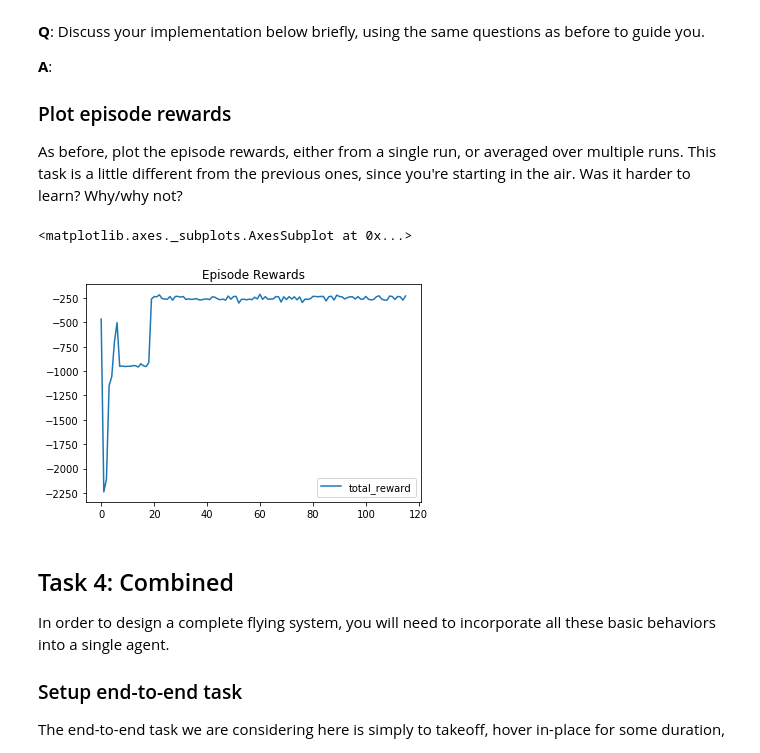
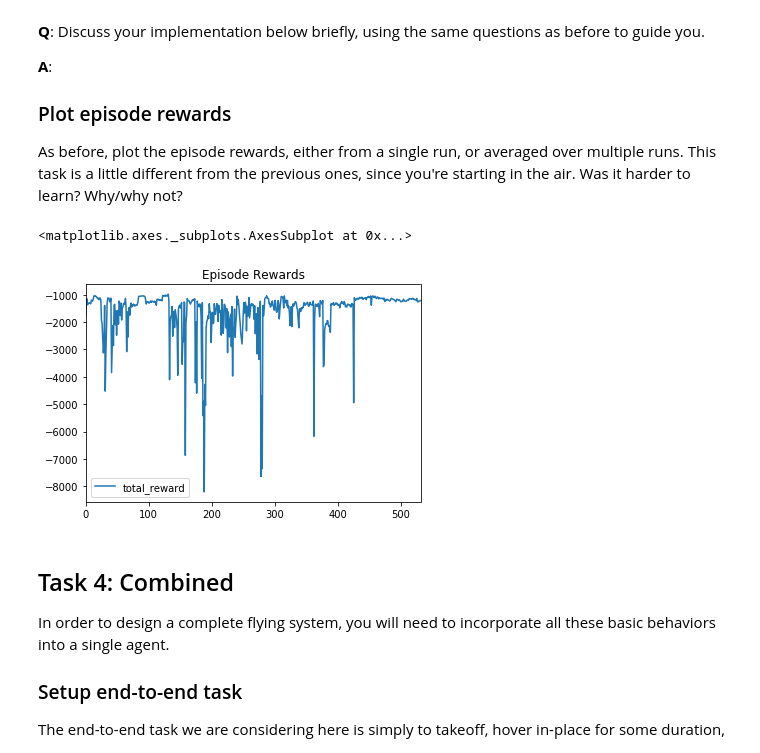
Before and after one commit to SimonLeeGit/RL-Quadcopter, a Jupyter notebook: quad_controller_rl/notebooks/RL-Quadcopter.ipynb, the cells around one changed output. Drawn from its saved outputs; the diff is of its cells as text; code cells hidden in the pictures.

```diff
--- a/quad_controller_rl/notebooks/RL-Quadcopter.ipynb
+++ b/quad_controller_rl/notebooks/RL-Quadcopter.ipynb
@@ -237,13 +237,13 @@ As before, plot the episode rewards, either from a single run, or averaged over
 # %%
 # TODO: Read and plot episode rewards
 import pandas as pd
 
-csv_file = "../out/stats_2019-05-15_08-10-16.csv"
+csv_file = "./outs/landing.csv"
 df_stats = pd.read_csv(csv_file)
 df_stats[['total_reward']].plot(title="Episode Rewards")
 # %% [output]
 <matplotlib.axes._subplots.AxesSubplot at 0x...>
-[figure, old version]
+[figure, new version]
 # %% [markdown]
 ## Task 4: Combined
 
```
Also changed, not shown: parts of 2 cells of this notebook, 8 other files.
